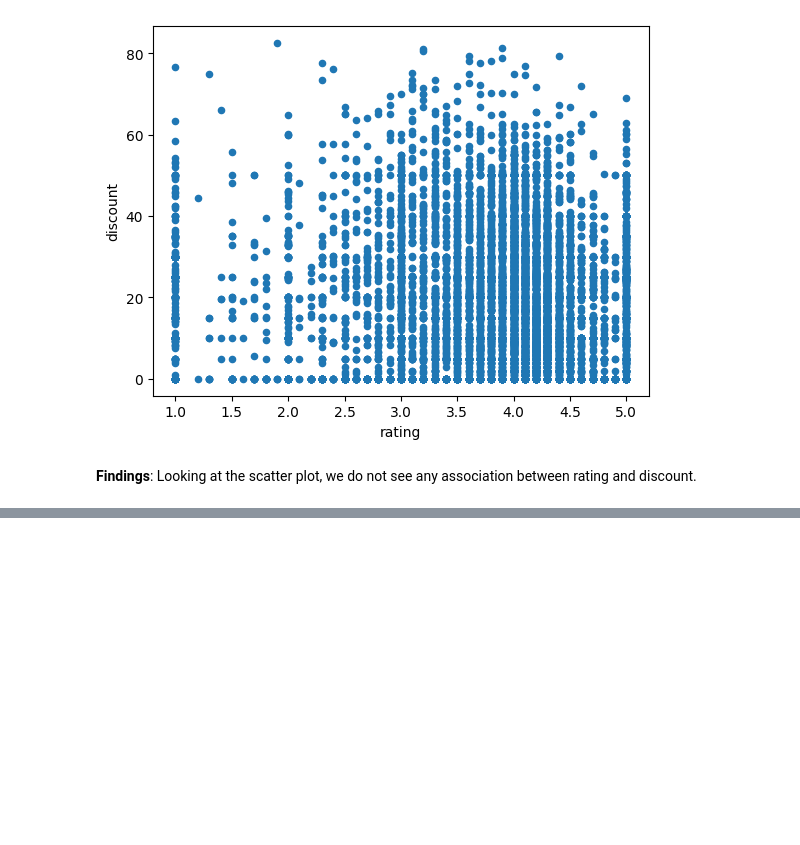
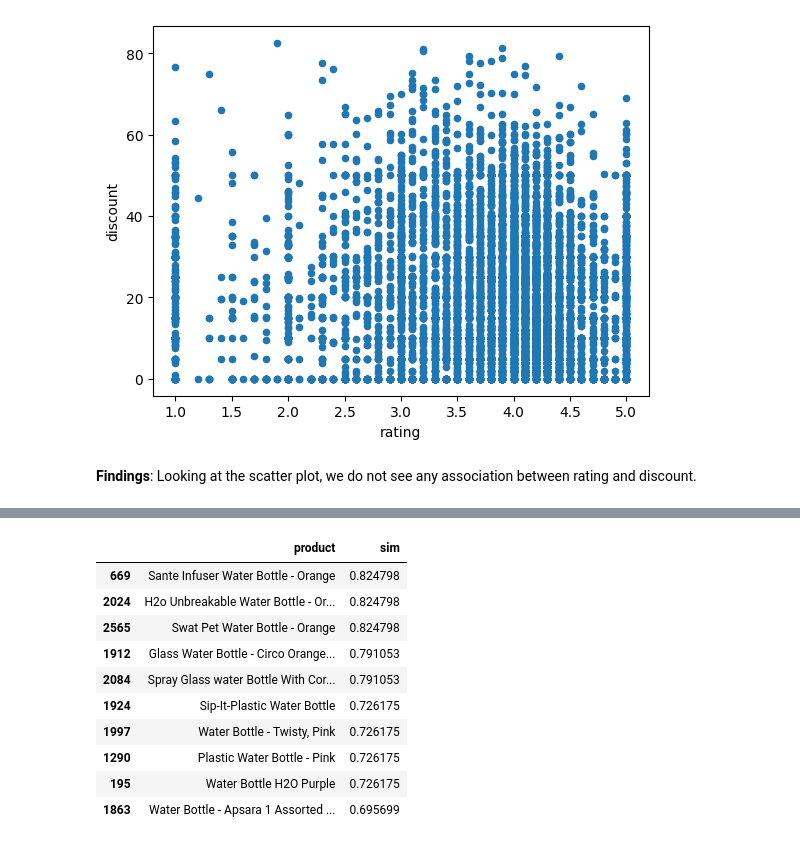
Before and after one commit to Lakshman895/Products-Recommendation-System, a Jupyter notebook: products_recommendation_system.ipynb, the cells around one changed output, grey strips where cells are left out. Saved outputs shown, nothing was run; the diff lists cells and outputs as text; code cells hidden in the pictures; blank space fills up the shorter version.

```diff
--- a/products_recommendation_system.ipynb
+++ b/products_recommendation_system.ipynb
@@ -391,0 +471,9 @@ ax = df.plot.scatter(x='rating', y='discount')
+# %%
+def content_recommendation(title):
+    a = df2.copy()
+    index = a[a['product']==title].index[0]
+    top_n_index = list(cosine_sim_df[index].nlargest(10).index)
+    top_n_index.remove(index)
+    similar_df = a.iloc[top_n_index][['product']]
+    similar_df['Cosine_similarity'] = cosine_sim_df[index].iloc[top_n_index].values
+    return similar_df
@@ -391,0 +500,3 @@ ax = df.plot.scatter(x='rating', y='discount')
+# %%
+title = 'Brass Angle Deep - Plain, No.2'
+content_recommendation(title)
@@ -391,0 +531,25 @@ ax = df.plot.scatter(x='rating', y='discount')
+# %%
+def content_recommendation(title):
+    a = df2.copy().reset_index().drop('index',axis=1)
+    index = a[a['product']==title].index[0]
+    similar_basis_metric_1 = cosine_sim_df[cosine_sim_df[index]>0][index].reset_index().rename(columns={index:'sim_1'})
+    similar_basis_metric_2 = cosine_sim_df2[cosine_sim_df2[index]>0][index].reset_index().rename(columns={index:'sim_2'})
+    similar_df = similar_basis_metric_1.merge(similar_basis_metric_2, how='left').merge(a[['product']].reset_index(), how='left')
+    similar_df['sim'] = similar_df[['sim_1','sim_2']].fillna(0).mean(axis=1)
+    similar_df = similar_df[similar_df['index']!=index].sort_values(by='sim', ascending=False)
+    return similar_df[['product', 'sim']].head(10)
+# %%
+title = 'Water Bottle - Orange'
+content_recommendation(title)
+# %% [output]
+|  | product | sim |
+| 669 | Sante Infuser Water Bottle - Orange | 0.824798 |
+| 2024 | H2o Unbreakable Water Bottle - Or... | 0.824798 |
+| 2565 | Swat Pet Water Bottle - Orange | 0.824798 |
+| 1912 | Glass Water Bottle - Circo Orange... | 0.791053 |
+| 2084 | Spray Glass water Bottle With Cor... | 0.791053 |
+| 1924 | Sip-It-Plastic Water Bottle | 0.726175 |
+| 1997 | Water Bottle - Twisty, Pink | 0.726175 |
+| 1290 | Plastic Water Bottle - Pink | 0.726175 |
+| 195 | Water Bottle H2O Purple | 0.726175 |
+| 1863 | Water Bottle - Apsara 1 Assorted ... | 0.695699 |
```
Also changed, not shown: parts of 19 cells of this notebook.
